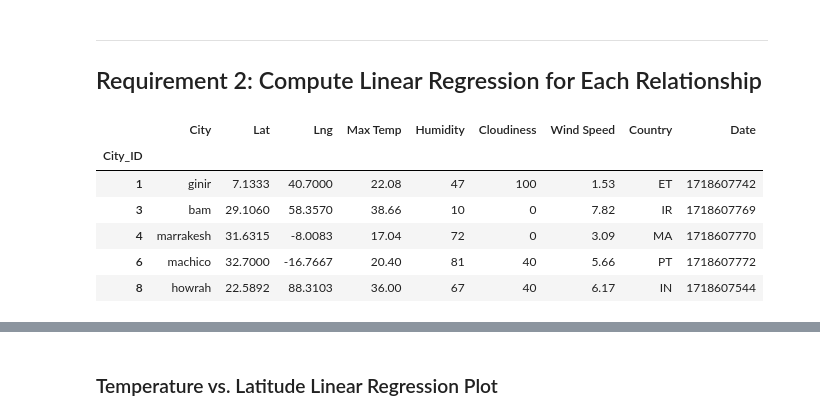
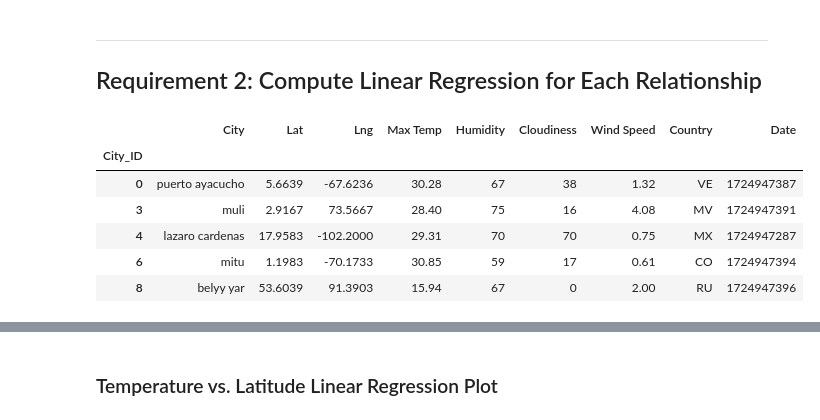
Before and after one commit to omalleykg/Python-API, a Jupyter notebook: WeatherPy_k conlon.ipynb, the cells around one changed output, grey strips where cells are left out. Saved outputs shown, nothing was run; the diff lists cells and outputs as text; code cells hidden in the pictures.

```diff
--- a/WeatherPy_k conlon.ipynb
+++ b/WeatherPy_k conlon.ipynb
@@ -277,16 +291,16 @@ def weather_regression(x, y, title, text_coordinates):
 # %%
 # Create a DataFrame with the Northern Hemisphere data (Latitude >= 0)
-# YOUR CODE HERE
+northern_hemi_df=city_data_df.loc[(city_data_df["Lat"] >= 0)]
 
 # Display sample data
 northern_hemi_df.head()
 # %% [output]
 |  | City | Lat | Lng | Max Temp | Humidity | Cloudiness | Wind Speed | Country | Date |
 | City_ID |  |  |  |  |  |  |  |  |  |
-| 1 | ginir | 7.1333 | 40.7000 | 22.08 | 47 | 100 | 1.53 | ET | 1718607742 |
-| 3 | bam | 29.1060 | 58.3570 | 38.66 | 10 | 0 | 7.82 | IR | 1718607769 |
-| 4 | marrakesh | 31.6315 | -8.0083 | 17.04 | 72 | 0 | 3.09 | MA | 1718607770 |
-| 6 | machico | 32.7000 | -16.7667 | 20.40 | 81 | 40 | 5.66 | PT | 1718607772 |
-| 8 | howrah | 22.5892 | 88.3103 | 36.00 | 67 | 40 | 6.17 | IN | 1718607544 |
+| 0 | puerto ayacucho | 5.6639 | -67.6236 | 30.28 | 67 | 38 | 1.32 | VE | 1724947387 |
+| 3 | muli | 2.9167 | 73.5667 | 28.40 | 75 | 16 | 4.08 | MV | 1724947391 |
+| 4 | lazaro cardenas | 17.9583 | -102.2000 | 29.31 | 70 | 70 | 0.75 | MX | 1724947287 |
+| 6 | mitu | 1.1983 | -70.1733 | 30.85 | 59 | 17 | 0.61 | CO | 1724947394 |
+| 8 | belyy yar | 53.6039 | 91.3903 | 15.94 | 67 | 0 | 2.00 | RU | 1724947396 |
 # %%
 # Create a DataFrame with the Southern Hemisphere data (Latitude < 0)
```
Also changed, not shown: parts of 34 cells of this notebook, 11 other files.
